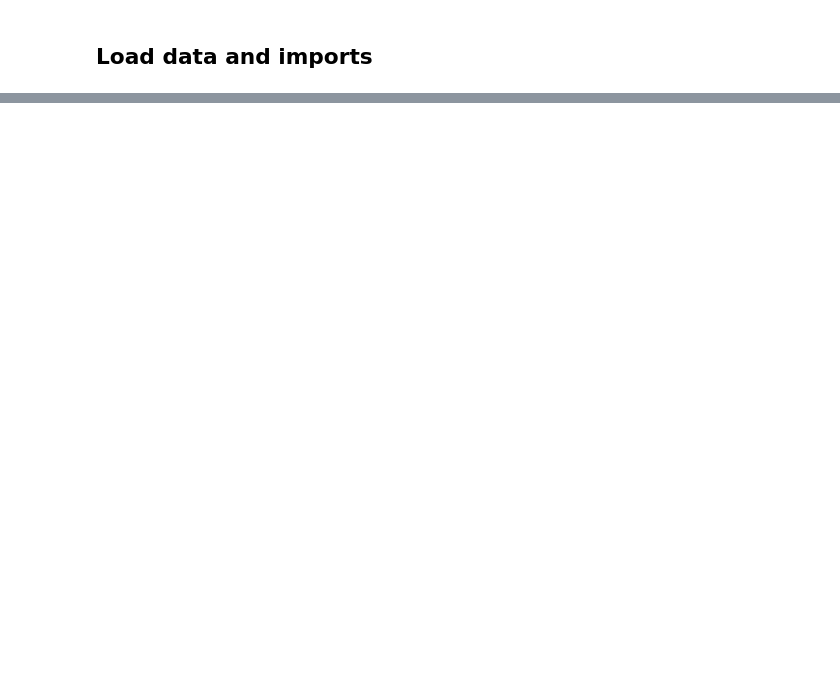
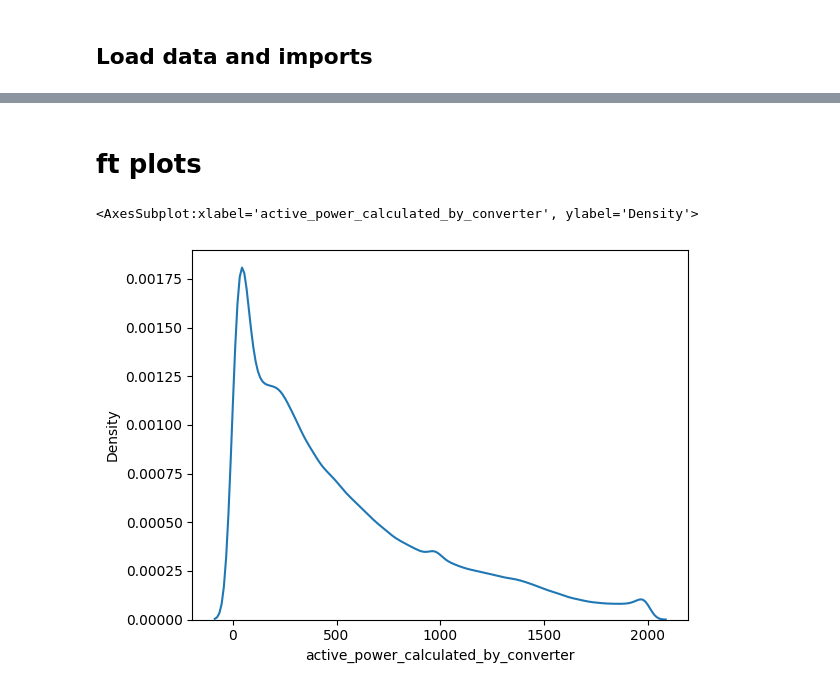
Before and after one commit to k-loki/re_new-machinehack, a Jupyter notebook: notebooks/eda.ipynb, the cells around one changed output, grey strips where cells are left out. Cells and saved outputs as stored; diff of their text form; code cells hidden in the pictures; blank space fills up the shorter version.

```diff
--- a/notebooks/eda.ipynb
+++ b/notebooks/eda.ipynb
@@ -194,0 +30,3 @@ sns.scatterplot(x='Target', y='generator_speed', hue='turbine_id', data=train);
+# %%
+df = pd.concat([train, test],axis=0, ignore_index=True)
+df
@@ -194,0 +70,7 @@ sns.scatterplot(x='Target', y='generator_speed', hue='turbine_id', data=train);
+# %% [markdown]
+# ft plots
+# %%
+sns.kdeplot(df.iloc[:, 1])
+# %% [output]
+<AxesSubplot:xlabel='active_power_calculated_by_converter', ylabel='Density'>
+[figure, added]
```
Also changed, not shown: parts of 29 cells of this notebook.
